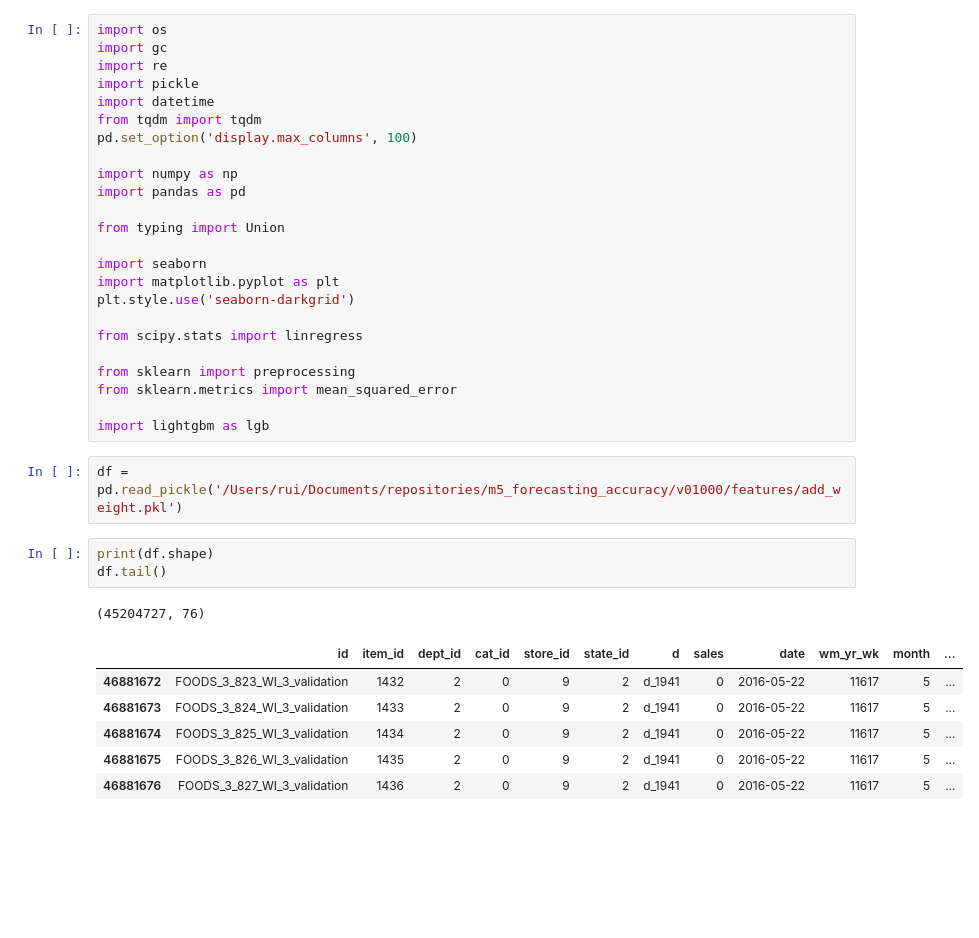
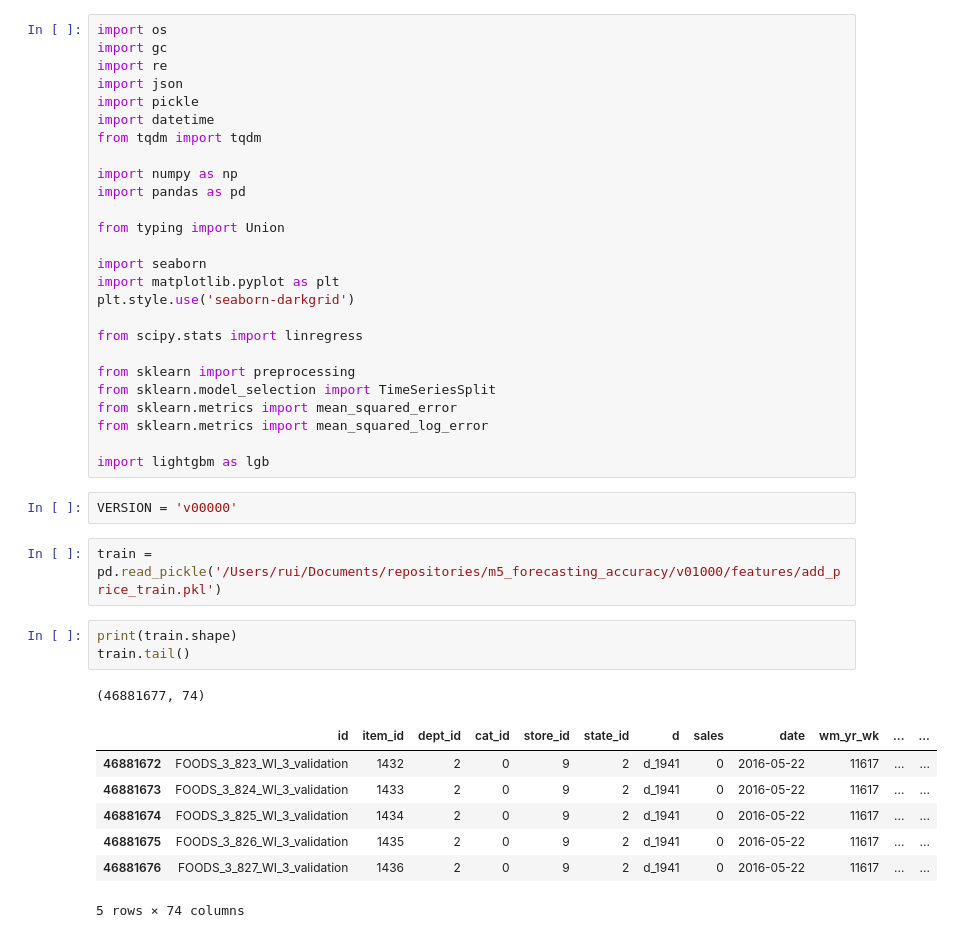
Before and after one commit to konumaru/m5_forecasting_accuracy, a Jupyter notebook: v01000/sand_box.ipynb, the cells around one changed output. Cells and saved outputs as stored; diff of their text form; blank space fills up the shorter version.

```diff
--- a/v01000/sand_box.ipynb
+++ b/v01000/sand_box.ipynb
@@ -2,10 +2,10 @@
 import os
 import gc
 import re
+import json
 import pickle
 import datetime
 from tqdm import tqdm
-pd.set_option('display.max_columns', 100)
 
 import numpy as np
 import pandas as pd
@@ -19,19 +19,24 @@ plt.style.use('seaborn-darkgrid')
 from scipy.stats import linregress
 
 from sklearn import preprocessing
+from sklearn.model_selection import TimeSeriesSplit
 from sklearn.metrics import mean_squared_error
+from sklearn.metrics import mean_squared_log_error
 
 import lightgbm as lgb
+# %%
+VERSION = 'v00000'
 # %%
-df = pd.read_pickle('/Users/rui/Documents/repositories/m5_forecasting_accuracy/v01000/features/add_weight.pkl')
+train = pd.read_pickle('/Users/rui/Documents/repositories/m5_forecasting_accuracy/v01000/features/add_price_train.pkl')
 # %%
-print(df.shape)
-df.tail()
+print(train.shape)
+train.tail()
 # %% [output]
-(45204727, 76)
+(46881677, 74)
-|  | id | item_id | dept_id | cat_id | store_id | state_id | d | sales | date | wm_yr_wk | month | ... |
-| 46881672 | FOODS_3_823_WI_3_validation | 1432 | 2 | 0 | 9 | 2 | d_1941 | 0 | 2016-05-22 | 11617 | 5 | ... |
-| 46881673 | FOODS_3_824_WI_3_validation | 1433 | 2 | 0 | 9 | 2 | d_1941 | 0 | 2016-05-22 | 11617 | 5 | ... |
-| 46881674 | FOODS_3_825_WI_3_validation | 1434 | 2 | 0 | 9 | 2 | d_1941 | 0 | 2016-05-22 | 11617 | 5 | ... |
-| 46881675 | FOODS_3_826_WI_3_validation | 1435 | 2 | 0 | 9 | 2 | d_1941 | 0 | 2016-05-22 | 11617 | 5 | ... |
-| 46881676 | FOODS_3_827_WI_3_validation | 1436 | 2 | 0 | 9 | 2 | d_1941 | 0 | 2016-05-22 | 11617 | 5 | ... |
+|  | id | item_id | dept_id | cat_id | store_id | state_id | d | sales | date | wm_yr_wk | ... | ... |
+| 46881672 | FOODS_3_823_WI_3_validation | 1432 | 2 | 0 | 9 | 2 | d_1941 | 0 | 2016-05-22 | 11617 | ... | ... |
+| 46881673 | FOODS_3_824_WI_3_validation | 1433 | 2 | 0 | 9 | 2 | d_1941 | 0 | 2016-05-22 | 11617 | ... | ... |
+| 46881674 | FOODS_3_825_WI_3_validation | 1434 | 2 | 0 | 9 | 2 | d_1941 | 0 | 2016-05-22 | 11617 | ... | ... |
+| 46881675 | FOODS_3_826_WI_3_validation | 1435 | 2 | 0 | 9 | 2 | d_1941 | 0 | 2016-05-22 | 11617 | ... | ... |
+| 46881676 | FOODS_3_827_WI_3_validation | 1436 | 2 | 0 | 9 | 2 | d_1941 | 0 | 2016-05-22 | 11617 | ... | ... |
+5 rows × 74 columns
```
Also changed, not shown: parts of 11 cells of this notebook, 7 other files.
